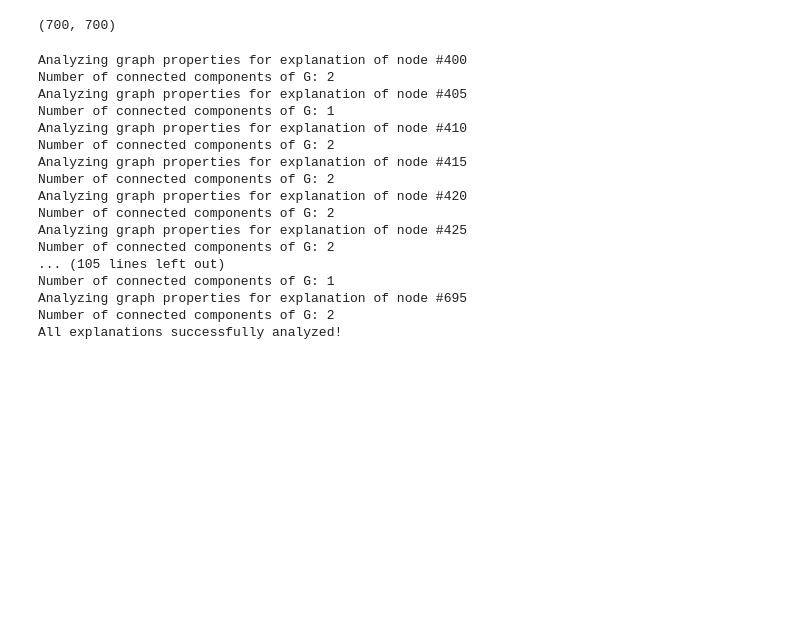
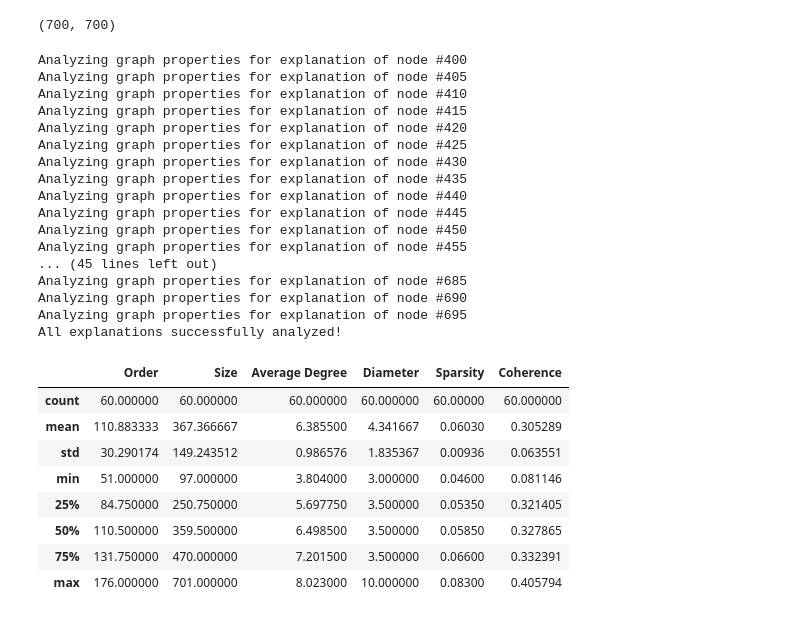
Before and after one commit to ASudu/GraphSVX_graph_properties, a Jupyter notebook: graph_theoretic_properties/syn1.ipynb, the cells around one changed output. Cells and saved outputs as stored; diff of their text form; code cells hidden in the pictures; blank space fills up the shorter version.

```diff
--- a/graph_theoretic_properties/syn1.ipynb
+++ b/graph_theoretic_properties/syn1.ipynb
@@ -139,12 +139,11 @@ def normalize(A):
     A = (A - B)/scale_factor
     return A
 
-def centrality(G,mask,node_to_explain):
+def centrality(dataset_G,nodes,mask,node_to_explain):
 
-    print(f"Node #{node_to_explain}: {list(G.nodes())}")
     sources = [node_to_explain]
-    targets = [v for v in list(G.nodes()) if v!=node_to_explain]
-    bc = nx.betweenness_centrality_subset(G,sources,targets)
+    targets = [v for v in nodes if v!=node_to_explain]
+    bc = nx.betweenness_centrality_subset(dataset_G,sources,targets)
 
     # By explainer
     A = mask.copy()
@@ -157,21 +156,28 @@ def centrality(G,mask,node_to_explain):
     A1 = normalize(A)
     B1 = normalize(B)
 
-    if(np.equal(A1,B1) == False):
+    if(np.array_equal(A1,B1) == False):
         return 1/(np.linalg.norm(A1 - B1, 2)**2)
     else:
         return 1
 
-def graph_prop(graph,mask,node_to_explain):
+def graph_prop(dataset_G,graph,mask,node_to_explain):
 
     v = graph.number_of_nodes()
     e = graph.number_of_edges()
     avg_degree = float('%.3f'%(2*e/v))
-    diameter = nx.diameter(graph)
+    # diameter = nx.diameter(graph)
+    compact_diam = 0
+    # Usually if multiple components, diam = inf
+    # But since we are using the diameter as a measure of compactness
+    # we measure it as avg of diameter of components - verify with devendra once
+    for g in list(nx.connected_components(graph)):
+        compact_diam += nx.diameter(graph.subgraph(g))
+    compact_diam /= nx.number_connected_components(graph)
     sparsity = float('%.3f'%(2*e/(v*(v-1))))
-    coh = centrality(graph,mask,node_to_explain)
+    coh = centrality(dataset_G,list(graph.nodes()),mask,node_to_explain)
 
-    return [v,e,avg_degree,diameter,sparsity,coh]
+    return [v,e,avg_degree,compact_diam,sparsity,coh]
 # %%
 def get_node_to_explain(filename):
 
@@ -190,29 +196,43 @@ for i in range(len(mask_adj)):
     node_mask = show_adjacency_full(results, node_masks[i])  # Get the node mask for the considered explanation
     idxs = np.where(node_mask != 0)[0]
     G = nx.induced_subgraph(dataset_G, idxs)
-
     node_to_explain = get_node_to_explain(mask_adj[i])  # Get the label of the node being explained
 
     print(f"Analyzing graph properties for explanation of node #{node_to_explain}")
-    # graph_properties.append(graph_prop(G,node_mask,node_to_explain))
-    print(f"Number of connected components of G: {nx.number_connected_components(G)}")
+    graph_properties.append(graph_prop(dataset_G,G,node_mask,node_to_explain))
 
 print("All explanations successfully analyzed!")
 # %% [output]
 Analyzing graph properties for explanation of node #400
-Number of connected components of G: 2
 Analyzing graph properties for explanation of node #405
-Number of connected components of G: 1
 Analyzing graph properties for explanation of node #410
-Number of connected components of G: 2
 Analyzing graph properties for explanation of node #415
-Number of connected components of G: 2
 Analyzing graph properties for explanation of node #420
-Number of connected components of G: 2
 Analyzing graph properties for explanation of node #425
-Number of connected components of G: 2
-... (105 lines left out)
-Number of connected components of G: 1
+Analyzing graph properties for explanation of node #430
+Analyzing graph properties for explanation of node #435
+Analyzing graph properties for explanation of node #440
+Analyzing graph properties for explanation of node #445
+Analyzing graph properties for explanation of node #450
+Analyzing graph properties for explanation of node #455
+... (45 lines left out)
+Analyzing graph properties for explanation of node #685
+Analyzing graph properties for explanation of node #690
 Analyzing graph properties for explanation of node #695
-Number of connected components of G: 2
 All explanations successfully analyzed!
+# %%
+# Convert the above data into a data frame
+import pandas as pd
+df = pd.DataFrame(graph_properties, columns=["Order","Size","Average Degree","Diameter","Sparsity","Coherence"])
+
+df.describe()
+# %% [output]
+|  | Order | Size | Average Degree | Diameter | Sparsity | Coherence |
+| count | 60.000000 | 60.000000 | 60.000000 | 60.000000 | 60.00000 | 60.000000 |
+| mean | 110.883333 | 367.366667 | 6.385500 | 4.341667 | 0.06030 | 0.305289 |
+| std | 30.290174 | 149.243512 | 0.986576 | 1.835367 | 0.00936 | 0.063551 |
+| min | 51.000000 | 97.000000 | 3.804000 | 3.000000 | 0.04600 | 0.081146 |
+| 25% | 84.750000 | 250.750000 | 5.697750 | 3.500000 | 0.05350 | 0.321405 |
+| 50% | 110.500000 | 359.500000 | 6.498500 | 3.500000 | 0.05850 | 0.327865 |
+| 75% | 131.750000 | 470.000000 | 7.201500 | 3.500000 | 0.06600 | 0.332391 |
+| max | 176.000000 | 701.000000 | 8.023000 | 10.000000 | 0.08300 | 0.405794 |
```
Also changed, not shown: parts of 2 cells of this notebook, 2 other files.
